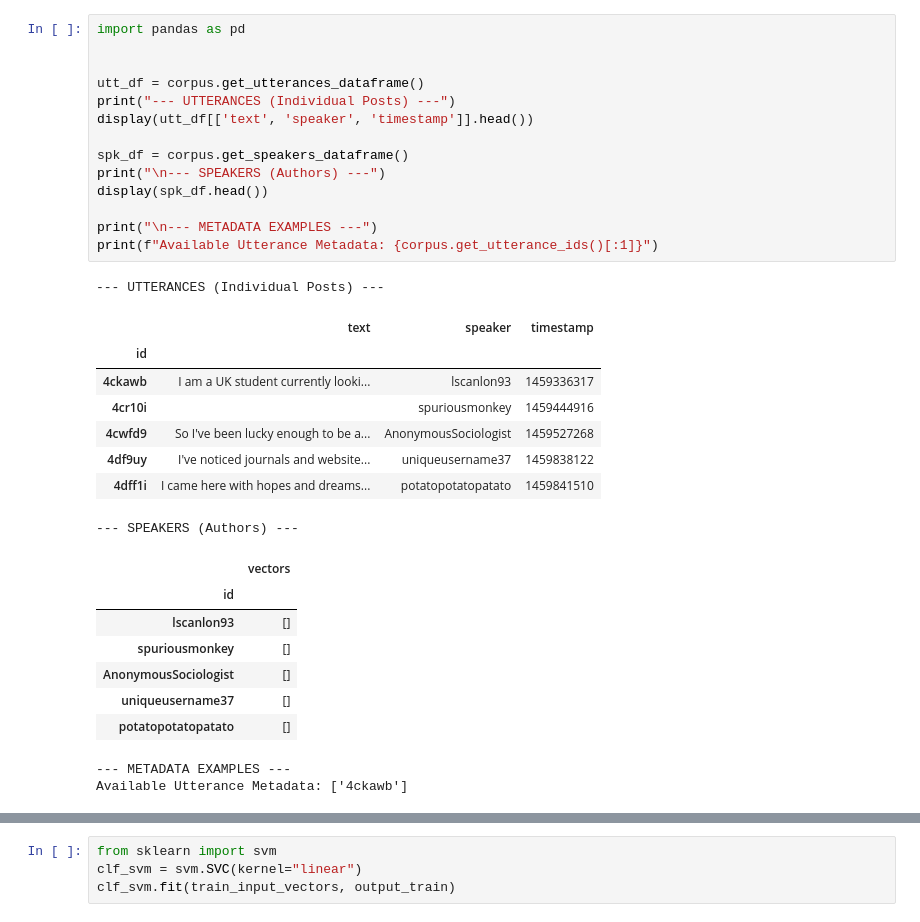
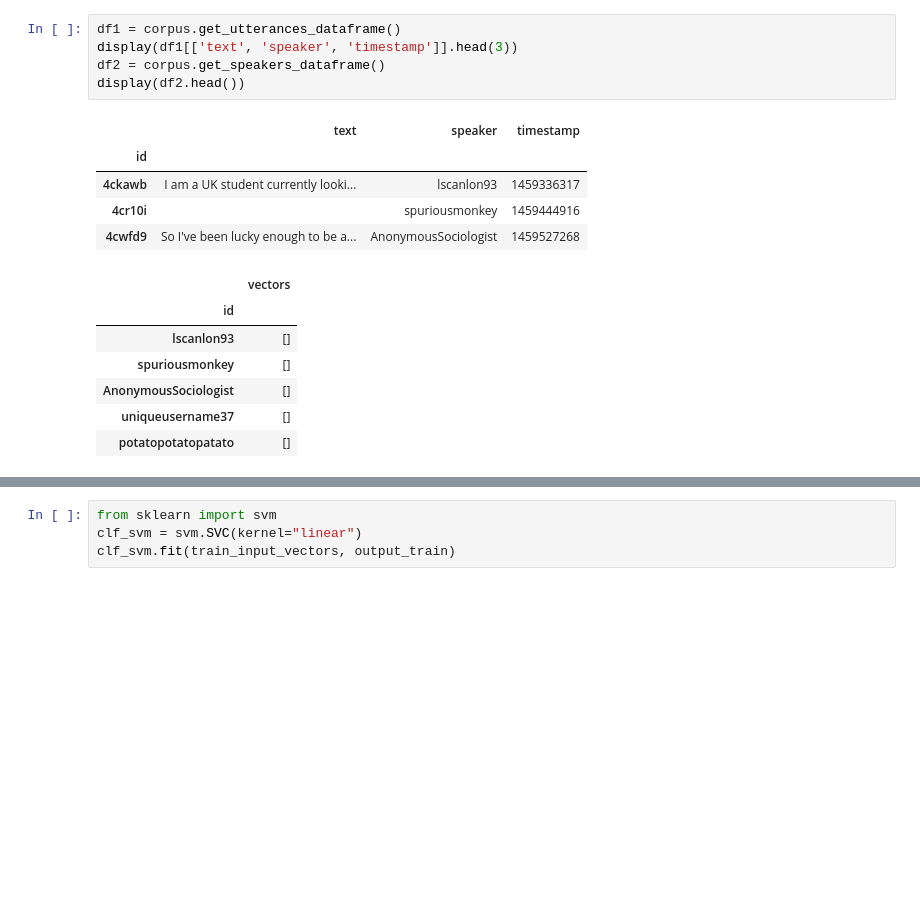
Before and after one commit to maxchamplin/NLP_and_Identity_project1, a Jupyter notebook: NLP_A1.ipynb, the cells around one changed output, grey strips where cells are left out. Cells and saved outputs as stored; diff of their text form; blank space fills up the shorter version.

```diff
--- a/NLP_A1.ipynb
+++ b/NLP_A1.ipynb
@@ -46,29 +31,16 @@ Number of Speakers: 1699
 Number of Utterances: 10001
 Number of Conversations: 575
 # %%
-import pandas as pd
-
-
-utt_df = corpus.get_utterances_dataframe()
-print("--- UTTERANCES (Individual Posts) ---")
-display(utt_df[['text', 'speaker', 'timestamp']].head())
-
-spk_df = corpus.get_speakers_dataframe()
-print("\n--- SPEAKERS (Authors) ---")
-display(spk_df.head())
-
-print("\n--- METADATA EXAMPLES ---")
-print(f"Available Utterance Metadata: {corpus.get_utterance_ids()[:1]}")
+df1 = corpus.get_utterances_dataframe()
+display(df1[['text', 'speaker', 'timestamp']].head(3))
+df2 = corpus.get_speakers_dataframe()
+display(df2.head())
 # %% [output]
---- UTTERANCES (Individual Posts) ---
 |  | text | speaker | timestamp |
 | id |  |  |  |
 | 4ckawb | I am a UK student currently looki... | lscanlon93 | 1459336317 |
 | 4cr10i |  | spuriousmonkey | 1459444916 |
 | 4cwfd9 | So I've been lucky enough to be a... | AnonymousSociologist | 1459527268 |
-| 4df9uy | I've noticed journals and website... | uniqueusername37 | 1459838122 |
-| 4dff1i | I came here with hopes and dreams... | potatopotatopatato | 1459841510 |
---- SPEAKERS (Authors) ---
 |  | vectors |
 | id |  |
 | lscanlon93 | [] |
@@ -76,6 +48,4 @@ print(f"Available Utterance Metadata: {corpus.get_utterance_ids()[:1]}")
 | AnonymousSociologist | [] |
 | uniqueusername37 | [] |
 | potatopotatopatato | [] |
---- METADATA EXAMPLES ---
-Available Utterance Metadata: ['4ckawb']
 # %%
```
Also changed, not shown: parts of 19 cells of this notebook.
